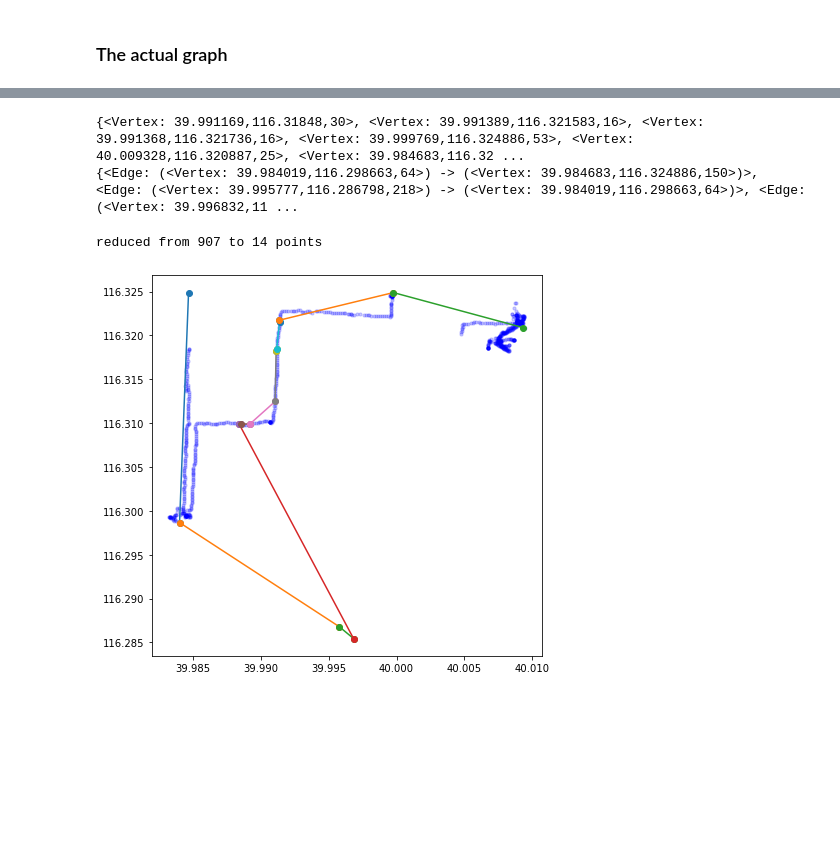
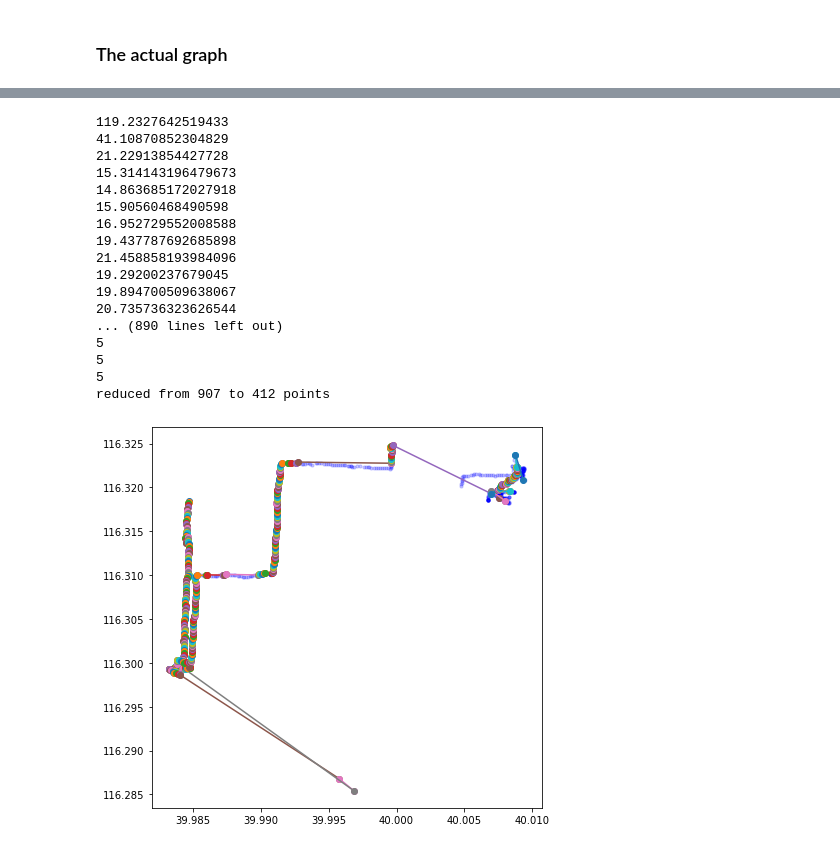
Before and after one commit to svensesen/Beijing-Topo, a Jupyter notebook: test.ipynb, the cells around one changed output, grey strips where cells are left out. Drawn from its saved outputs; the diff is of its cells as text; code cells hidden in the pictures; blank space fills up the shorter version.

```diff
--- a/test.ipynb
+++ b/test.ipynb
@@ -148,46 +80,0 @@ reduced from 907 to 294 points
-# %%
-# Angle since the start
-max_angle_change = 15
-
-graph = Graph()
-
-latitude = dft.iloc[0, 0]
-longitude = dft.iloc[0, 1]
-altitude = dft.iloc[0, 2]
-
-last_vertex = Vertex(start_latitude, start_longitude, altitude, graph)
-last_latitude = dft.iloc[1, 0]
-last_longitude = dft.iloc[1, 1]
-last_altitude = dft.iloc[1, 2]
-
-last_angle = last_vertex.angle_to_point(last_latitude, last_longitude)
-
-for i in range(2,len(dft)):
-    cur_latitude = dft.iloc[i, 0]
-    cur_longitude = dft.iloc[i, 1]
-    cur_altitude = dft.iloc[i, 2]
-
-    cur_angle = calculate_angle(start_latitude, cur_latitude, start_longitude, cur_longitude)
-
-    if abs(last_angle-cur_angle) > max_angle_change:
-        new_vertex = Vertex(last_latitude, last_longitude, last_altitude, graph)
-        Edge([last_vertex, new_vertex])
-
-        last_angle = cur_angle
-        last_vertex = new_vertex
-
-        start_altitude = last_altitude
-        start_longitude = last_longitude
-
-    last_latitude = cur_latitude
-    last_longitude = cur_longitude
-    last_altitude = cur_altitude
-
-new_vertex = Vertex(last_latitude, last_longitude, last_altitude, graph)
-Edge([last_vertex, new_vertex])
-
-print(graph.vertices)
-print(graph.edges)
-# %% [output]
-{<Vertex: 39.991169,116.31848,30>, <Vertex: 39.991389,116.321583,16>, <Vertex: 39.991368,116.321736,16>, <Vertex: 39.999769,116.324886,53>, <Vertex: 40.009328,116.320887,25>, <Vertex: 39.984683,116.32 ...
-{<Edge: (<Vertex: 39.984019,116.298663,64>) -> (<Vertex: 39.984683,116.324886,150>)>, <Edge: (<Vertex: 39.995777,116.286798,218>) -> (<Vertex: 39.984019,116.298663,64>)>, <Edge: (<Vertex: 39.996832,11 ...
@@ -194,18 +145,36 @@ print(graph.edges)
 # %%
+graph = create_graph(dft, method = 3)
+
 fig, ax = plt.subplots(figsize = (7,7))
 ax.scatter(dft.latitude, dft.longitude, zorder=1, alpha= 0.2, c='b', s=10)
 
 for edge in graph.edges:
     lat1 = min(edge.vertices).latitude
     long1 = min(edge.vertices).longitude
 
     lat2 = max(edge.vertices).latitude
     long2 = max(edge.vertices).longitude
 
     plt.plot([lat1, lat2], [long1, long2], marker = 'o')
 
 
 print(f"reduced from {len(dft)} to {len(graph.vertices)} points")
 # %% [output]
-reduced from 907 to 14 points
+119.2327642519433
+41.10870852304829
+21.22913854427728
+15.314143196479673
+14.863685172027918
+15.90560468490598
+16.952729552008588
+19.437787692685898
+21.458858193984096
+19.29200237679045
+19.894700509638067
+20.735736323626544
+... (890 lines left out)
+5
+5
+5
+reduced from 907 to 412 points
-[figure, old version]
+[figure, new version]
```
Also changed, not shown: parts of 7 cells of this notebook.
